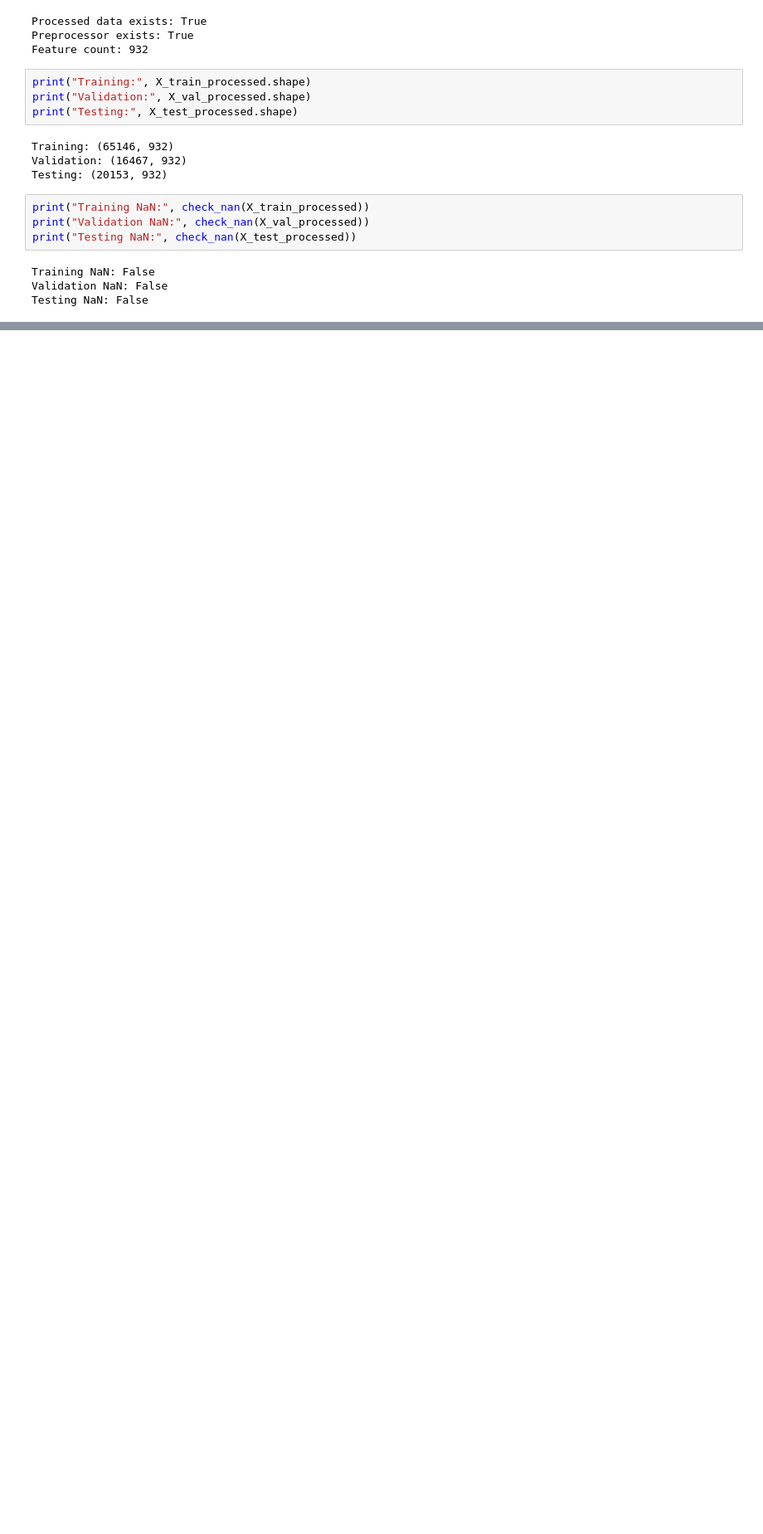
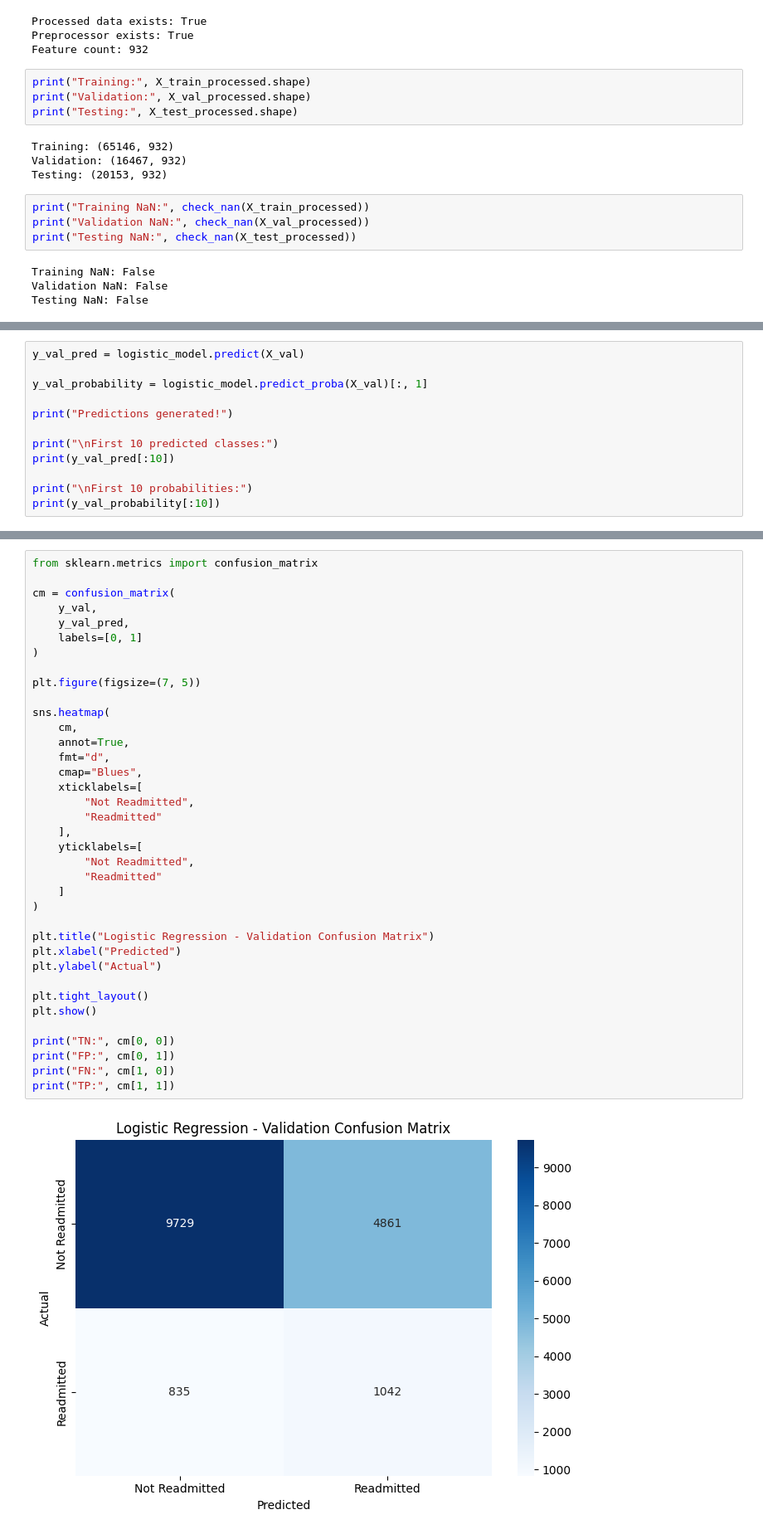
Before and after one commit to PredictiveHealth-AI/hospital-patient-readmission-prediction, a Jupyter notebook: notebooks/Group8_Readmission_Prediction.ipynb, the cells around one changed output, grey strips where cells are left out. Shown at 83% size. Drawn from its saved outputs; the diff is of its cells as text; blank space fills up the shorter version.

```diff
--- a/notebooks/Group8_Readmission_Prediction.ipynb
+++ b/notebooks/Group8_Readmission_Prediction.ipynb
@@ -1747,0 +1828,12 @@ Testing NaN: False
+# %%
+y_val_pred = logistic_model.predict(X_val)
+
+y_val_probability = logistic_model.predict_proba(X_val)[:, 1]
+
+print("Predictions generated!")
+
+print("\nFirst 10 predicted classes:")
+print(y_val_pred[:10])
+
+print("\nFirst 10 probabilities:")
+print(y_val_probability[:10])
@@ -1747,0 +1924,39 @@ Testing NaN: False
+# %%
+from sklearn.metrics import confusion_matrix
+
+cm = confusion_matrix(
+    y_val,
+    y_val_pred,
+    labels=[0, 1]
+)
+
+plt.figure(figsize=(7, 5))
+
+sns.heatmap(
+    cm,
+    annot=True,
+    fmt="d",
+    cmap="Blues",
+    xticklabels=[
+        "Not Readmitted",
+        "Readmitted"
+    ],
+    yticklabels=[
+        "Not Readmitted",
+        "Readmitted"
+    ]
+)
+
+plt.title("Logistic Regression - Validation Confusion Matrix")
+plt.xlabel("Predicted")
+plt.ylabel("Actual")
+
+plt.tight_layout()
+plt.show()
+
+print("TN:", cm[0, 0])
+print("FP:", cm[0, 1])
+print("FN:", cm[1, 0])
+print("TP:", cm[1, 1])
+# %% [output]
+[figure, added]
```
Also changed, not shown: parts of 75 cells of this notebook.
